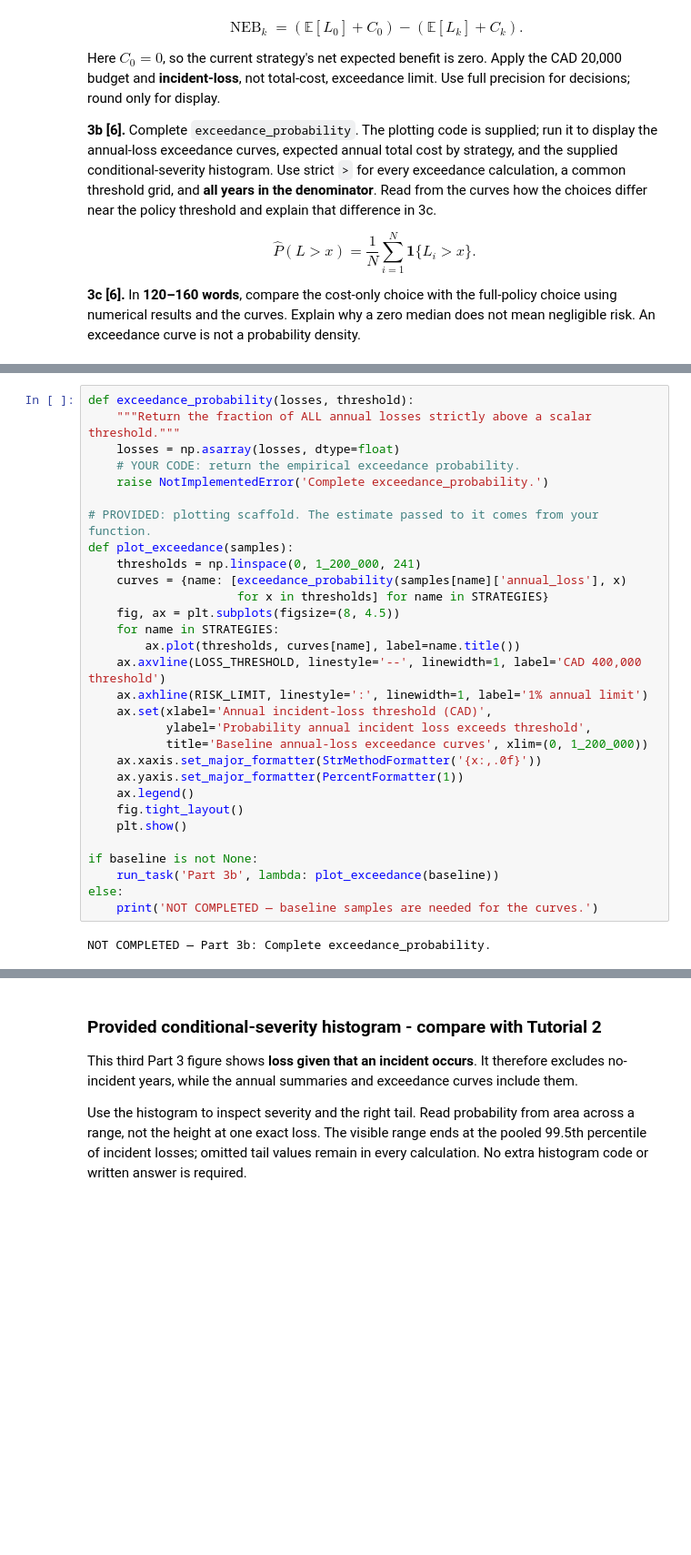
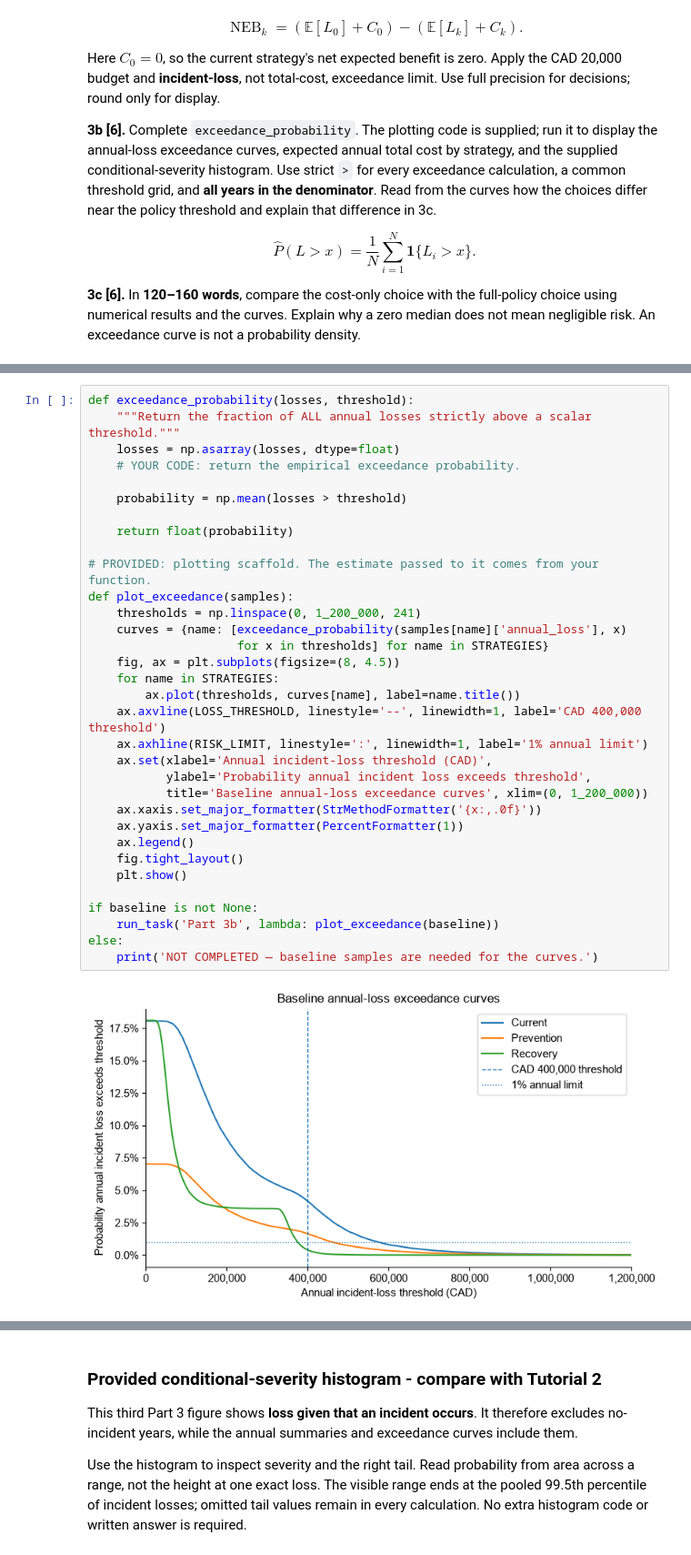
Before and after one commit to laydab/Cmpt318, a Jupyter notebook: Assignment-1/CMPT318_Assignment_1_Starter.ipynb, the cells around one changed output, grey strips where cells are left out. Shown at 91% size. Saved outputs shown, nothing was run; the diff lists cells and outputs as text; blank space fills up the shorter version.

Commit message:
Finished Part3

```diff
--- a/Assignment-1/CMPT318_Assignment_1_Starter.ipynb
+++ b/Assignment-1/CMPT318_Assignment_1_Starter.ipynb
@@ -536,35 +565,38 @@ NOT COMPLETED — Part 3a: Complete loss_summary.
 # %%
 def exceedance_probability(losses, threshold):
     """Return the fraction of ALL annual losses strictly above a scalar threshold."""
     losses = np.asarray(losses, dtype=float)
     # YOUR CODE: return the empirical exceedance probability.
-    raise NotImplementedError('Complete exceedance_probability.')
+
+    probability = np.mean(losses > threshold)
+
+    return float(probability)
 
 # PROVIDED: plotting scaffold. The estimate passed to it comes from your function.
 def plot_exceedance(samples):
     thresholds = np.linspace(0, 1_200_000, 241)
     curves = {name: [exceedance_probability(samples[name]['annual_loss'], x)
                      for x in thresholds] for name in STRATEGIES}
     fig, ax = plt.subplots(figsize=(8, 4.5))
     for name in STRATEGIES:
         ax.plot(thresholds, curves[name], label=name.title())
     ax.axvline(LOSS_THRESHOLD, linestyle='--', linewidth=1, label='CAD 400,000 threshold')
     ax.axhline(RISK_LIMIT, linestyle=':', linewidth=1, label='1% annual limit')
     ax.set(xlabel='Annual incident-loss threshold (CAD)',
            ylabel='Probability annual incident loss exceeds threshold',
            title='Baseline annual-loss exceedance curves', xlim=(0, 1_200_000))
     ax.xaxis.set_major_formatter(StrMethodFormatter('{x:,.0f}'))
     ax.yaxis.set_major_formatter(PercentFormatter(1))
     ax.legend()
     fig.tight_layout()
     plt.show()
 
 if baseline is not None:
     run_task('Part 3b', lambda: plot_exceedance(baseline))
 else:
     print('NOT COMPLETED — baseline samples are needed for the curves.')
 # %% [output]
-NOT COMPLETED — Part 3b: Complete exceedance_probability.
+[figure, added]
 # %%
 # PROVIDED: second figure, using the decision quantities computed in Part 3a.
 if decision_table is not None:
```
Also changed, not shown: parts of 10 cells of this notebook.
